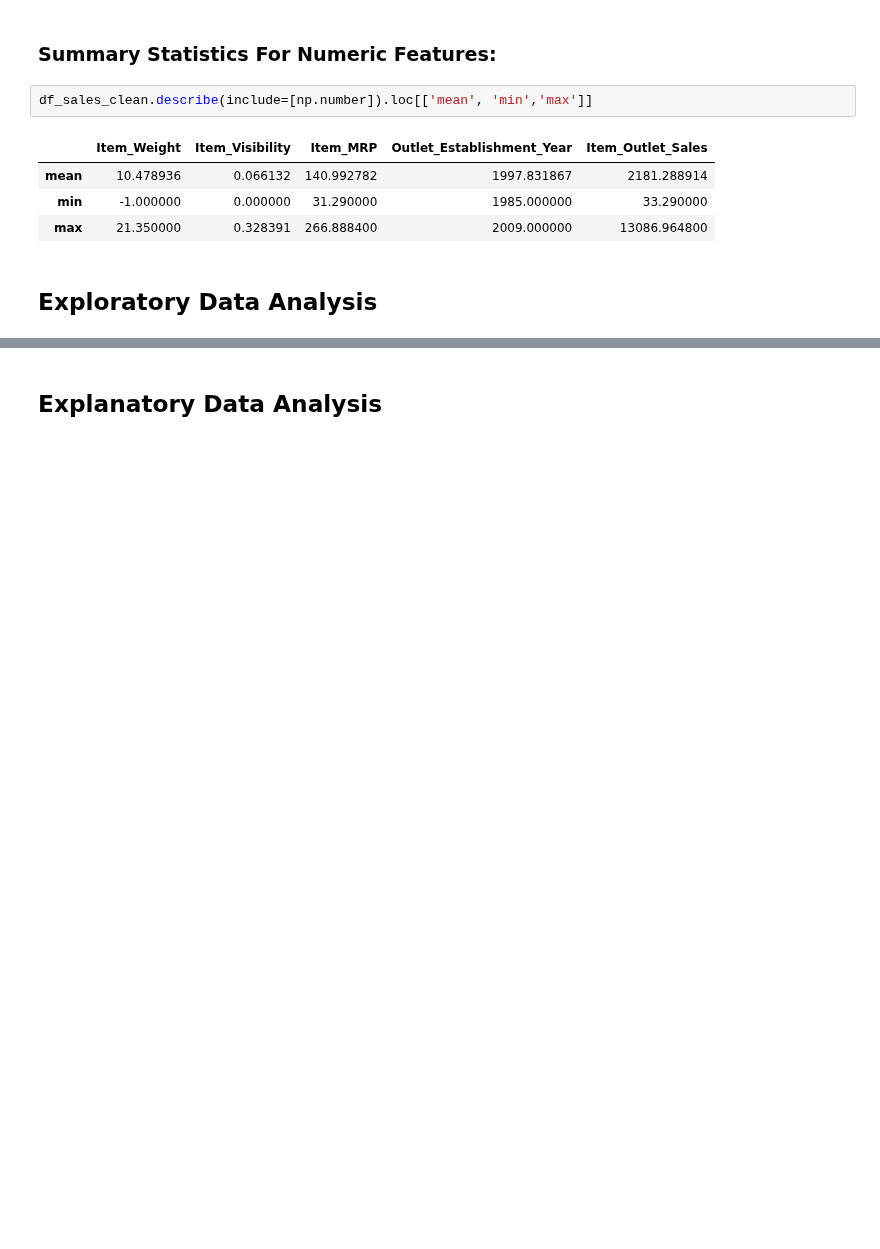
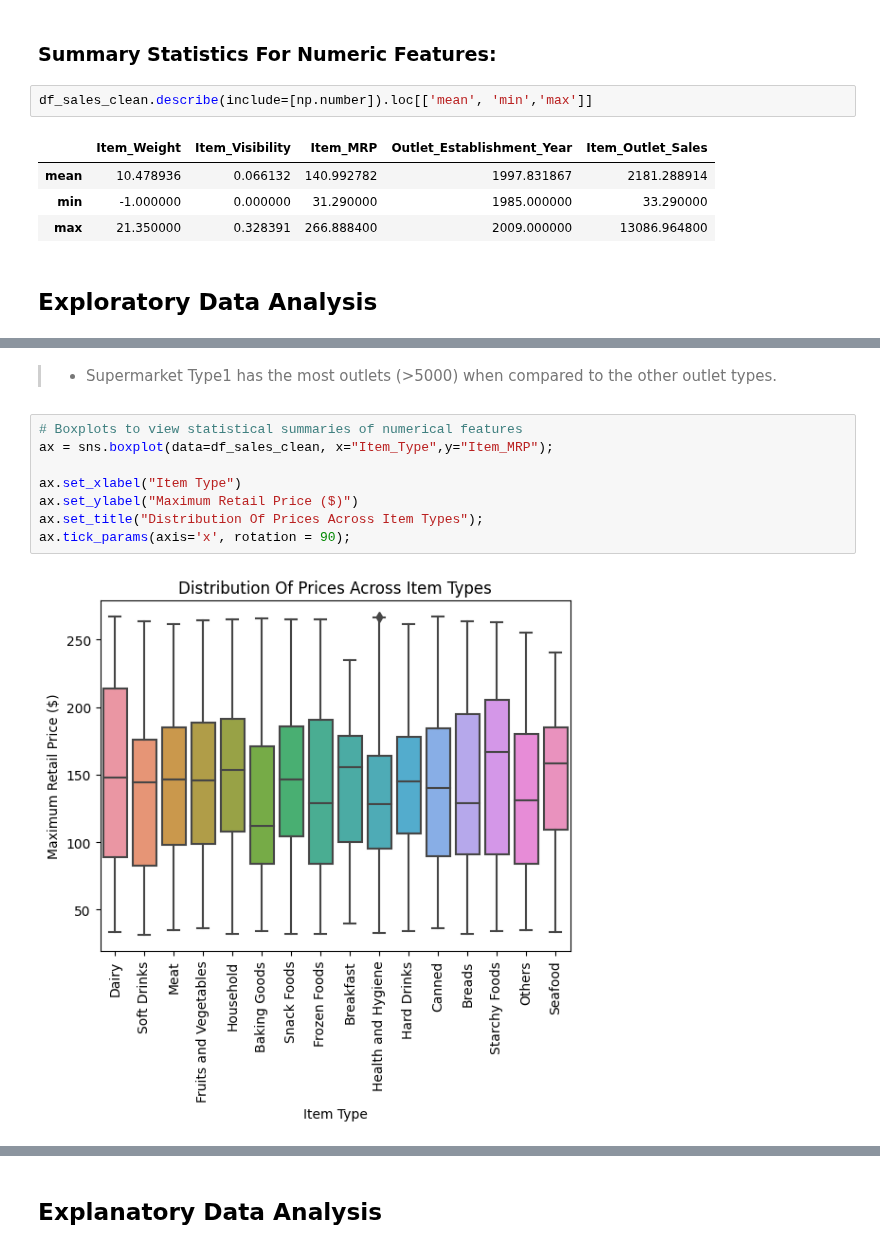
Before and after one commit to Nelette73/Prediction-of-Product-Sales, a Jupyter notebook: Prediction_of_Product_Sales.ipynb, the cells around one changed output, grey strips where cells are left out. Saved outputs shown, nothing was run; the diff lists cells and outputs as text; blank space fills up the shorter version.

```diff
--- a/Prediction_of_Product_Sales.ipynb
+++ b/Prediction_of_Product_Sales.ipynb
@@ -227,0 +242,12 @@ df_sales_clean.describe(include=[np.number]).loc[['mean', 'min','max']]
+# %% [markdown]
+>   - Supermarket Type1 has the most outlets (>5000) when compared to the other outlet types.
+# %%
+# Boxplots to view statistical summaries of numerical features
+ax = sns.boxplot(data=df_sales_clean, x="Item_Type",y="Item_MRP");
+
+ax.set_xlabel("Item Type")
+ax.set_ylabel("Maximum Retail Price ($)")
+ax.set_title("Distribution Of Prices Across Item Types");
+ax.tick_params(axis='x', rotation = 90);
+# %% [output]
+[figure, added]
```
Also changed, not shown: parts of 14 cells of this notebook.
